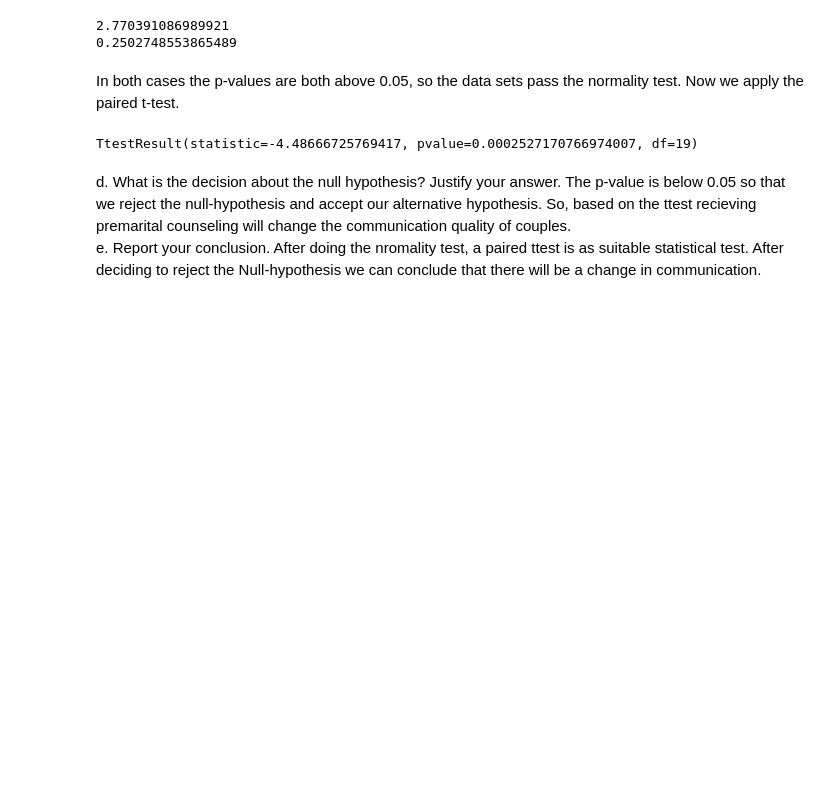
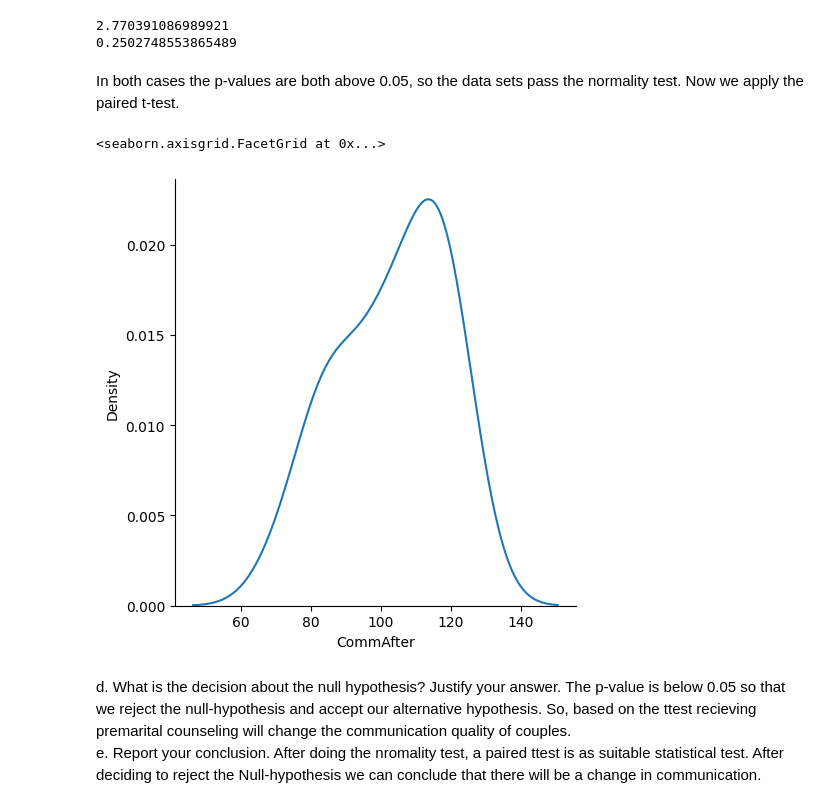
Before and after one commit to DaniAffCH/hcir-assignments, a Jupyter notebook: tutorialExercises/klaraDoingShit/klarasSolution.ipynb, the cells around one changed output. Cells and saved outputs as stored; diff of their text form; code cells hidden in the pictures; blank space fills up the shorter version.

```diff
--- a/tutorialExercises/klarasSolution.ipynb
+++ b/tutorialExercises/klaraDoingShit/klarasSolution.ipynb
@@ -120,8 +121,10 @@ print(p_value)
 In both cases the p-values are both above 0.05, so the data sets pass the normality test. Now we apply the paired t-test.
 # %%
 stats.ttest_rel(data['CommAfter'], data['CommBefore'])
+snb.displot(data["CommAfter"], kind = "kde")
 # %% [output]
-TtestResult(statistic=-4.48666725769417, pvalue=0.0002527170766974007, df=19)
+<seaborn.axisgrid.FacetGrid at 0x...>
+[figure, added]
 # %% [markdown]
 d. What is the decision about the null hypothesis? Justify your answer.
 The p-value is below 0.05 so that we reject the null-hypothesis and accept our  alternative hypothesis. So, based on the ttest recieving premarital counseling will change the communication quality of couples. <br>
```
Also changed, not shown: parts of 1 cell of this notebook, 9 other files.
